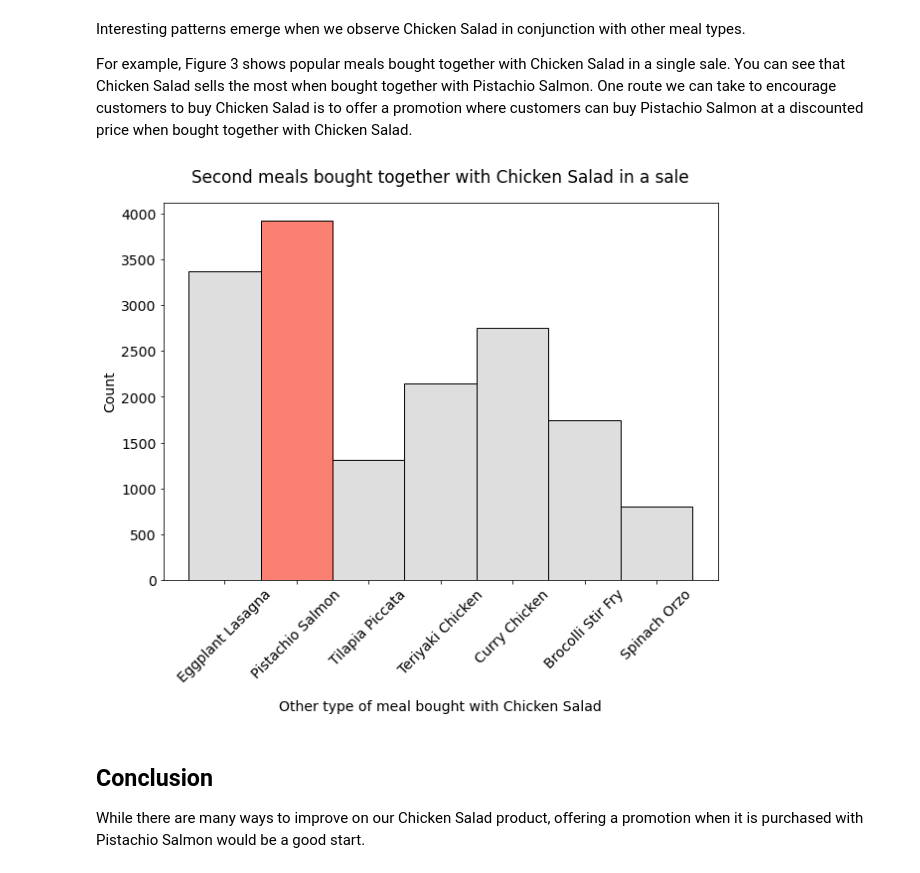
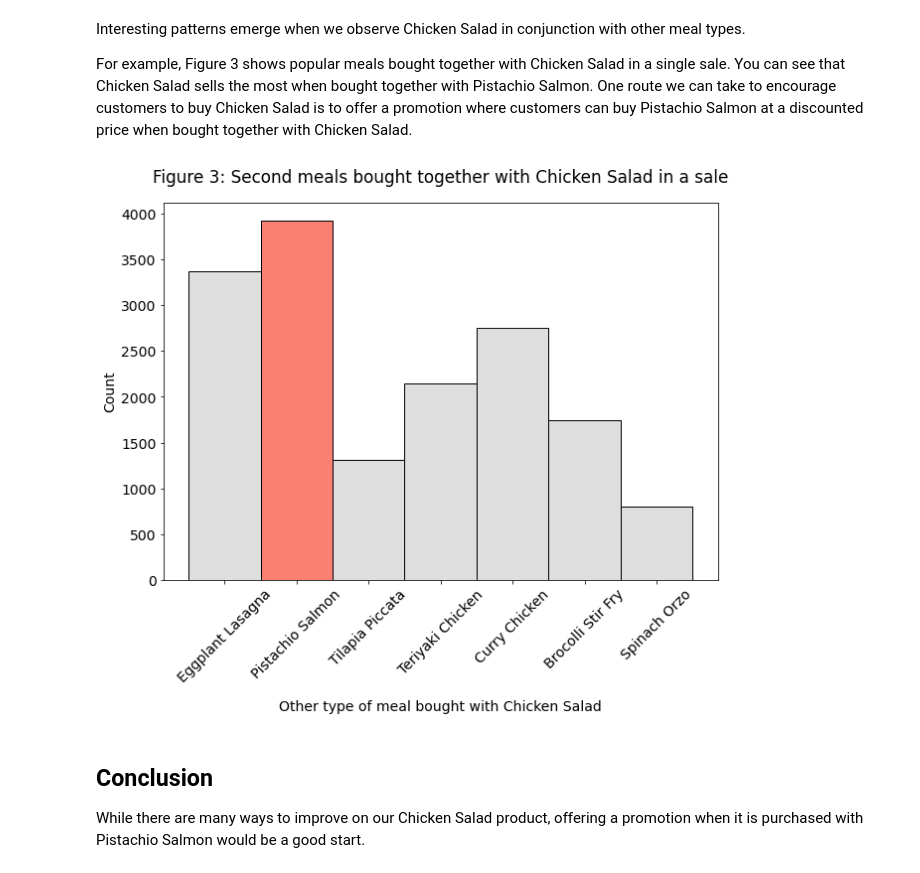
Before and after one commit to scabanela-ischool/Data_Engineering_Proj1_Querying, a Jupyter notebook: project_1_6.ipynb, the cells around one changed output. Cells and saved outputs as stored; diff of their text form; code cells hidden in the pictures.

```diff
--- a/project_1_6.ipynb
+++ b/project_1_6.ipynb
@@ -208,35 +208,35 @@ query = """
 select split_part(meal_list,',',1) as meal1,
     split_part(meal_list,',',2) as meal2
 from (    select sa.store_id, sa.sale_id, sa.sale_date,
         count(li.line_item_id) as count_line_items,
         string_agg(pd.description, ', ') as meal_list
     from stores as st
         join sales as sa on st.store_id = sa.store_id
         join line_items as li on sa.store_id = li.store_id and sa.sale_id = li.sale_id
         join products as pd on li.product_id = pd.product_id
     group by sa.store_id, sa.sale_id
     having count(li.line_item_id) = 2 and string_agg(pd.description, ', ') like '%Chicken Salad%') as a
 
 """
 
 chicken_partner_df = my_select_query_pandas(query, rollback_before_flag, rollback_after_flag)
 chicken_partner = chicken_partner_df.copy()
 chicken_partner['partner_meal'] = 'Chicken Salad'
 chicken_partner['partner_meal'] = np.where(chicken_partner['meal1'] == 'Chicken Salad', chicken_partner['meal2'], chicken_partner['meal1'])
 chicken_partner['partner_meal'] = chicken_partner['partner_meal'].str.strip()
 
 plt.figure(figsize=(10,7))
 plt.rcParams['font.size'] = 14
-plt.title('Second meals bought together with Chicken Salad in a sale', pad=20)
+plt.title('Figure 3: Second meals bought together with Chicken Salad in a sale', pad=20)
 plt.xlabel('Other type of meal bought with Chicken Salad', labelpad=15)
 ax = sns.histplot(data = chicken_partner['partner_meal'], color='lightgrey')
 heights = [patch.get_height() for patch in ax.patches]
 max_height = np.argmax(heights)
 ax.patches[max_height].set_facecolor('salmon')
 plt.xticks(rotation=45)
 plt.show()
 # %% [output]
-[figure, old version]
+[figure, new version]
 # %% [markdown]
 ## Conclusion
 While there are many ways to improve on our Chicken Salad product, offering a promotion when it is purchased with Pistachio Salmon would be a good start.
```
Also changed, not shown: parts of 2 cells of this notebook.
